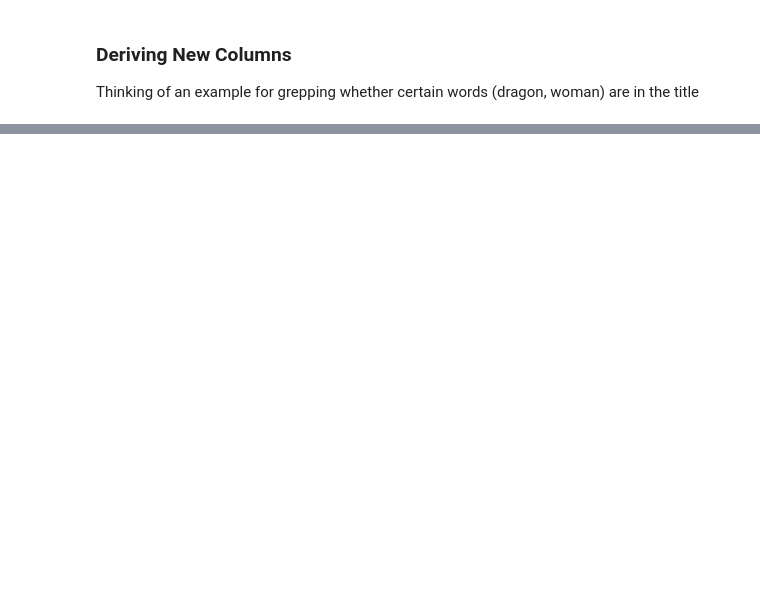
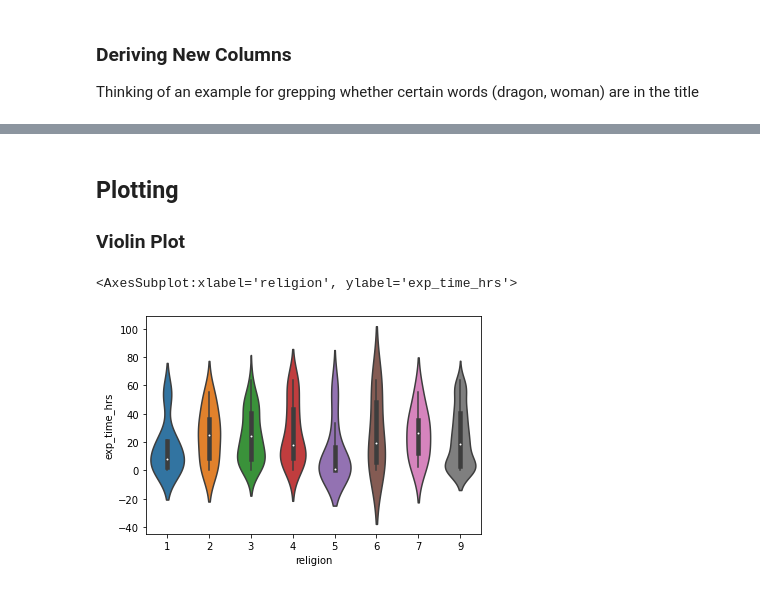
Before and after one commit to hanewinckel/ppas-python, a Jupyter notebook: notebooks/DataManipulation-Python-PPAS.ipynb, the cells around one changed output, grey strips where cells are left out. Saved outputs shown, nothing was run; the diff lists cells and outputs as text; code cells hidden in the pictures; blank space fills up the shorter version.

```diff
--- a/notebooks/DataManipulation-Python-PPAS.ipynb
+++ b/notebooks/DataManipulation-Python-PPAS.ipynb
@@ -289,0 +498,9 @@ Thinking of an example for grepping whether certain words (dragon, woman) are in
+# %% [markdown]
+## Plotting
+
+### Violin Plot
+# %%
+sns.violinplot(data=df, x='religion',y='exp_time_hrs')
+# %% [output]
+<AxesSubplot:xlabel='religion', ylabel='exp_time_hrs'>
+[figure, added]
```
Also changed, not shown: parts of 12 cells of this notebook.
